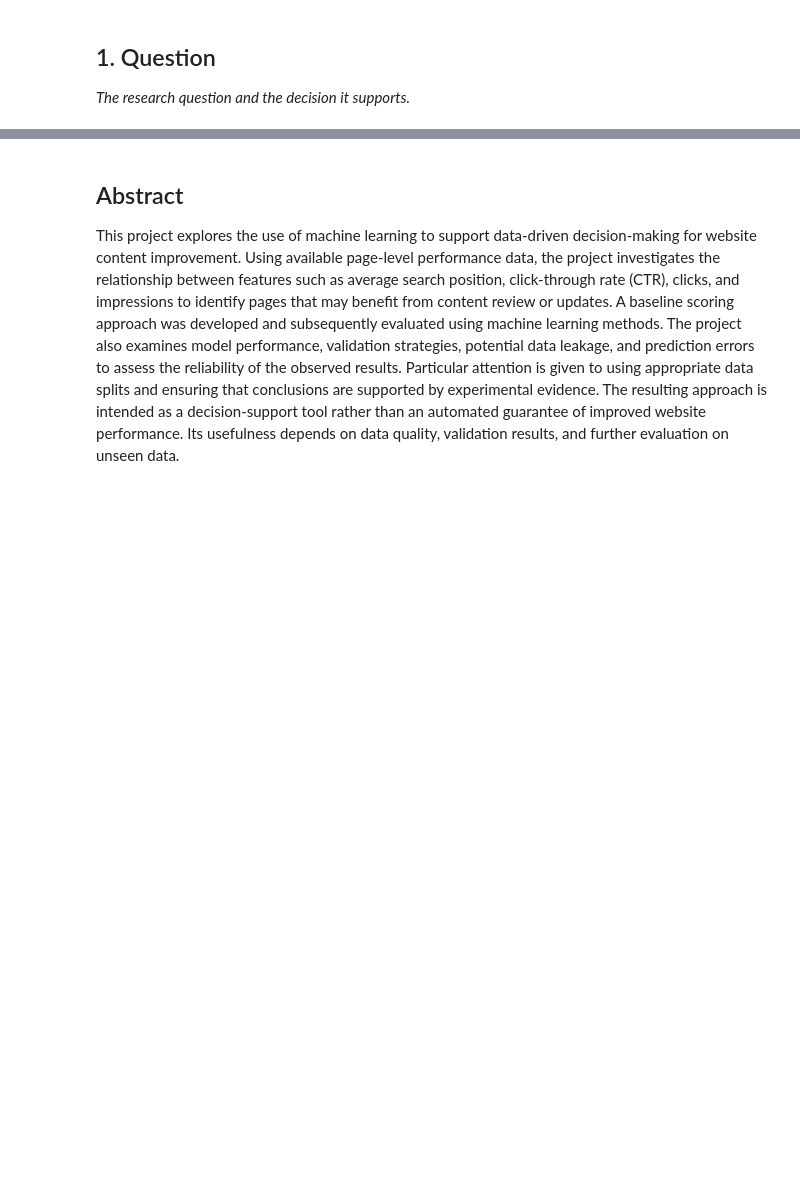
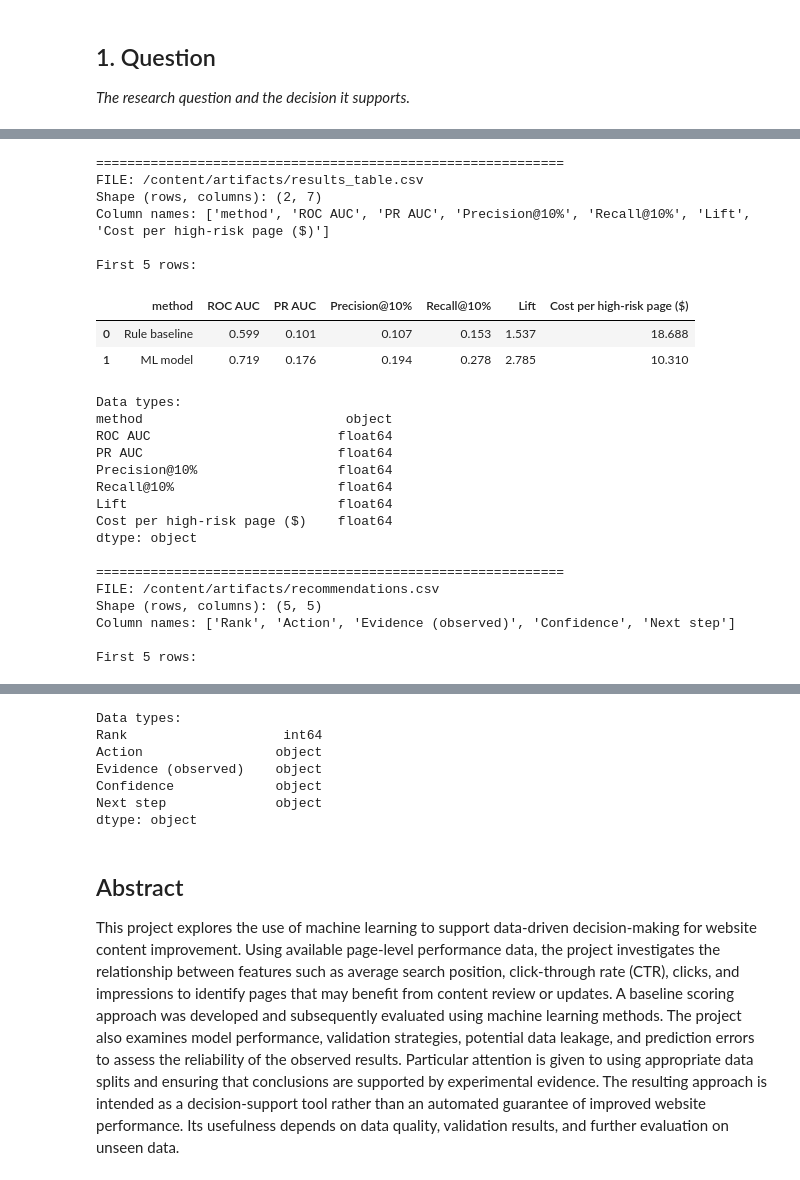
Before and after one commit to ayazahmedbscsf23-art/flyrank-ml-internship, a Jupyter notebook: work/notebooks/capstone.ipynb, the cells around one changed output, grey strips where cells are left out. Drawn from its saved outputs; the diff is of its cells as text; code cells hidden in the pictures; blank space fills up the shorter version.

```diff
--- a/work/notebooks/capstone.ipynb
+++ b/work/notebooks/capstone.ipynb
@@ -21,0 +58,55 @@ This skeleton is yours to fill. Work the sections **in order** — each one has
+# %%
+
+# Inspect the two capstone CSV files
+
+import os
+import pandas as pd
+from IPython.display import display
+
+files_to_inspect = [
+    "/content/artifacts/results_table.csv",
+    "/content/artifacts/recommendations.csv"
+]
+
+for path in files_to_inspect:
+    print("\n" + "=" * 60)
+    print("FILE:", path)
+
+    if os.path.exists(path):
+        df = pd.read_csv(path)
+
+        print("Shape (rows, columns):", df.shape)
+        print("Column names:", df.columns.tolist())
+        print("\nFirst 5 rows:")
+        display(df.head())
+
+        print("\nData types:")
+        print(df.dtypes)
+    else:
+        print("File not found:", path)
+# %% [output]
+============================================================
+FILE: /content/artifacts/results_table.csv
+Shape (rows, columns): (2, 7)
+Column names: ['method', 'ROC AUC', 'PR AUC', 'Precision@10%', 'Recall@10%', 'Lift', 'Cost per high-risk page ($)']
+
+First 5 rows:
+|  | method | ROC AUC | PR AUC | Precision@10% | Recall@10% | Lift | Cost per high-risk page ($) |
+| 0 | Rule baseline | 0.599 | 0.101 | 0.107 | 0.153 | 1.537 | 18.688 |
+| 1 | ML model | 0.719 | 0.176 | 0.194 | 0.278 | 2.785 | 10.310 |
+Data types:
+method                          object
+ROC AUC                        float64
+PR AUC                         float64
+Precision@10%                  float64
+Recall@10%                     float64
+Lift                           float64
+Cost per high-risk page ($)    float64
+dtype: object
+
+============================================================
+FILE: /content/artifacts/recommendations.csv
+Shape (rows, columns): (5, 5)
+Column names: ['Rank', 'Action', 'Evidence (observed)', 'Confidence', 'Next step']
+
+First 5 rows:
@@ -22,3 +119,10 @@ This skeleton is yours to fill. Work the sections **in order** — each one has
+Data types:
+Rank                    int64
+Action                 object
+Evidence (observed)    object
+Confidence             object
+Next step              object
+dtype: object
 # %% [markdown]
 ## Abstract
 
```
Also changed, not shown: parts of 9 cells of this notebook.
